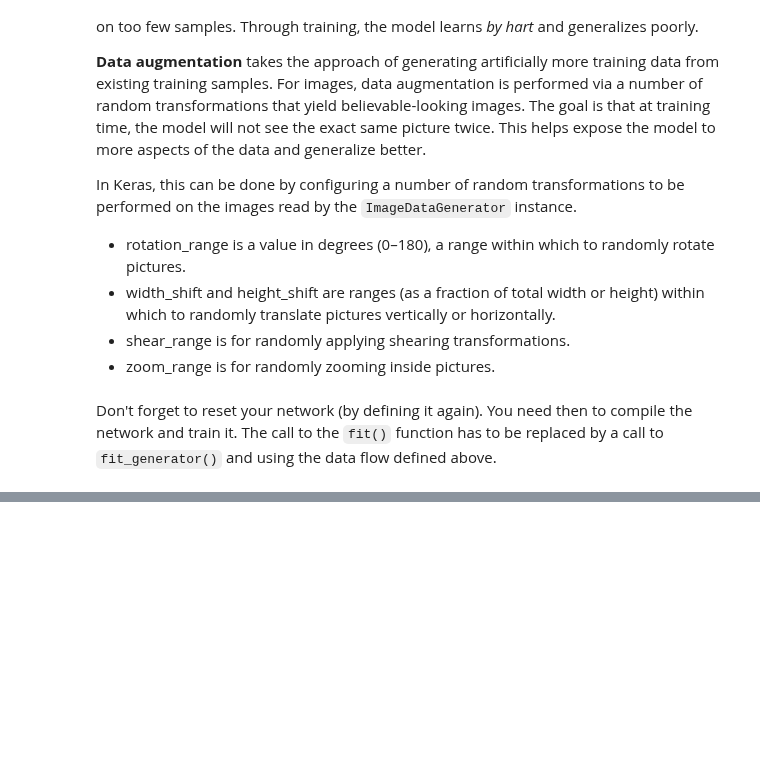
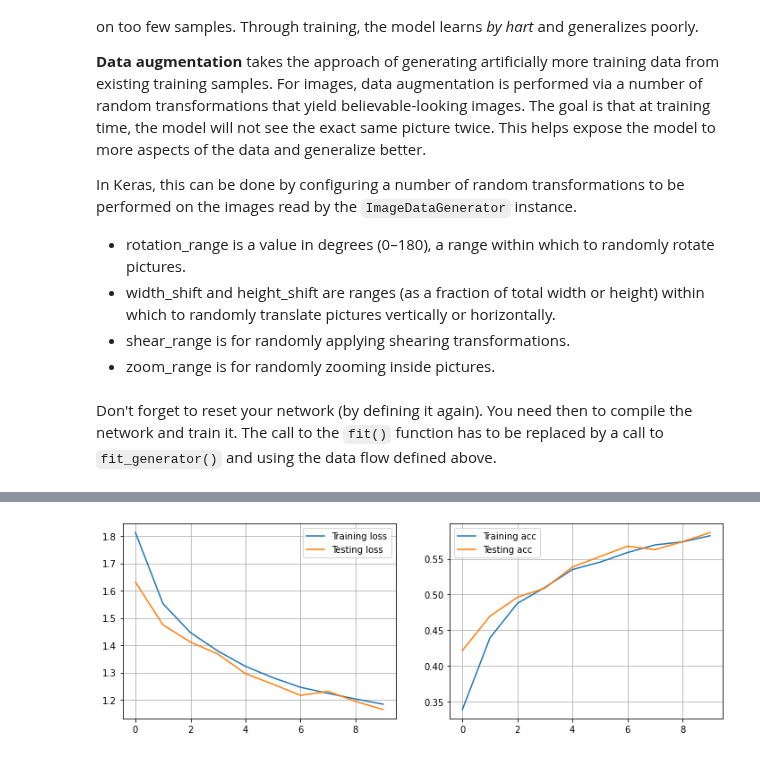
Before and after one commit to FabianGroeger96/mse-deep-learning, a Jupyter notebook: SW09/CIFAR10-CNN_data_augmentation_stud.ipynb, the cells around one changed output, grey strips where cells are left out. Drawn from its saved outputs; the diff is of its cells as text; code cells hidden in the pictures; blank space fills up the shorter version.

```diff
--- a/SW09/CIFAR10-CNN_data_augmentation_stud.ipynb
+++ b/SW09/CIFAR10-CNN_data_augmentation_stud.ipynb
@@ -143,2 +219,13 @@ from tensorflow.keras.preprocessing.image import ImageDataGenerator
+# %%
+from tensorflow.keras.preprocessing.image import ImageDataGenerator
+
+data_generator = ImageDataGenerator(shear_range=0.2,
+                                    zoom_range=0.2,
+                                    width_shift_range=0.2,
+                                    height_shift_range=0.2,
+                                    rotation_range=20,
+                                    horizontal_flip=True)
+train_gen = data_generator.flow(X_train, Y_train, batch_size=128)
+val_gen = data_generator.flow(X_test, Y_test, batch_size=128)
 # %% [markdown]
 Don't forget to reset your network (by defining it again). You need then to compile the network and train it. The call to the `fit()` function has to be replaced by a call to `fit_generator()` and using the data flow defined above.
@@ -148,0 +234,11 @@ Don't forget to reset your network (by defining it again). You need then to comp
+# %%
+cnn_2 = Sequential()
+cnn_2.add(Conv2D(32, kernel_size=3, padding='same', activation='relu', input_shape=X_train.shape[1:]))
+cnn_2.add(Conv2D(32, kernel_size=3, padding='same', activation='relu'))
+cnn_2.add(MaxPooling2D(2))
+cnn_2.add(Conv2D(32, kernel_size=3, padding='same', activation='relu'))
+cnn_2.add(MaxPooling2D(2))
+cnn_2.add(Flatten())
+cnn_2.add(Dense(10, activation='softmax'))
+
+cnn_2.summary()
@@ -148,0 +263,4 @@ Don't forget to reset your network (by defining it again). You need then to comp
+# %%
+cnn_2.compile(optimizer='adam', loss='categorical_crossentropy', metrics=['accuracy'])
+log_2 = cnn_2.fit(train_gen, steps_per_epoch=50000//128, epochs=10,
+                  validation_data=val_gen, validation_steps=10000//128)
@@ -149,13 +288,15 @@ Don't forget to reset your network (by defining it again). You need then to comp
 # %%
 f = plt.figure(figsize=(12,4))
 ax1 = f.add_subplot(121)
 ax2 = f.add_subplot(122)
-ax1.plot(log.history['loss'], label='Training loss')
-ax1.plot(log.history['val_loss'], label='Testing loss')
+ax1.plot(log_2.history['loss'], label='Training loss')
+ax1.plot(log_2.history['val_loss'], label='Testing loss')
 ax1.legend()
 ax1.grid()
-ax2.plot(log.history['accuracy'], label='Training acc')
-ax2.plot(log.history['val_accuracy'], label='Testing acc')
+ax2.plot(log_2.history['accuracy'], label='Training acc')
+ax2.plot(log_2.history['val_accuracy'], label='Testing acc')
 ax2.legend()
 ax2.grid()
+# %% [output]
+[figure, added]
 # %%
```
Also changed, not shown: parts of 19 cells of this notebook.
